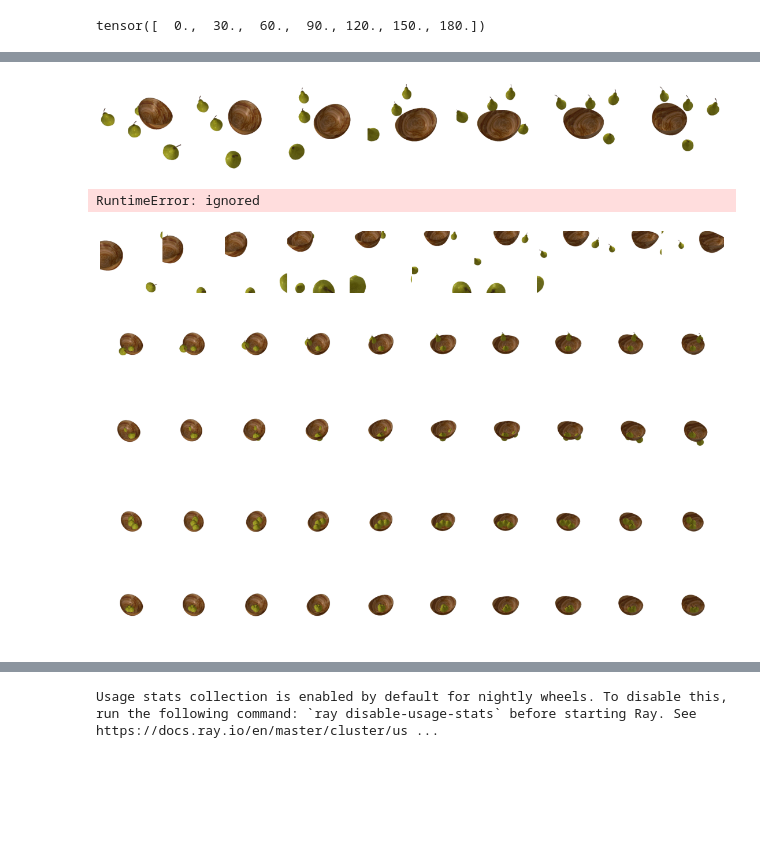
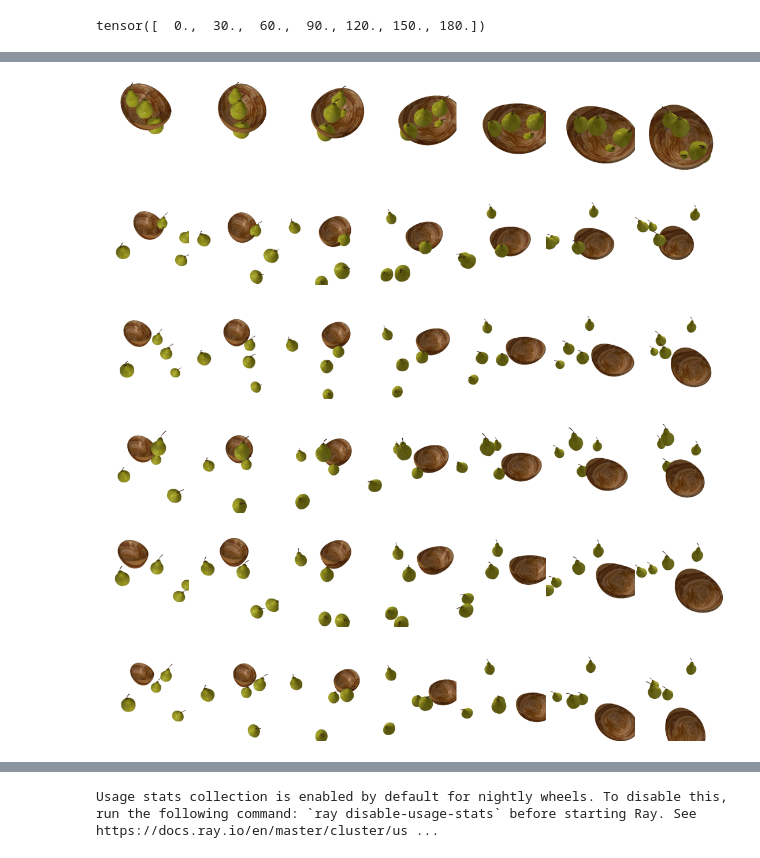
Before and after one commit to rosshalpin/clip-guided-scene-arrangement, a Jupyter notebook: Rllib_MultiAgent.ipynb, the cells around one changed output, grey strips where cells are left out. Cells and saved outputs as stored; diff of their text form; code cells hidden in the pictures; blank space fills up the shorter version.

```diff
--- a/Rllib_MultiAgent.ipynb
+++ b/Rllib_MultiAgent.ipynb
@@ -264,7 +264,7 @@ from scipy.stats import mannwhitneyu
 import itertools
 from torch import tensor
 
-LIMIT_BOX = [[-10,0,-10],[10,10,10]]
+# LIMIT_BOX = [[-10,0,-10],[10,10,10]]
 
 class S2A(gym.Env):
   def __init__(self, obj, discrete,start_pos, camera):
@@ -319,11 +319,11 @@ class S2A(gym.Env):
     if out_of_view:
       rw=-1
       new_pos = self.obj.position
-    else:
-      for i, val in enumerate(new_pos):
-        if val < LIMIT_BOX[0][i] or val > LIMIT_BOX[1][i]:
-          rw = -1
-          new_pos[i] = self.obj.position[i]
+    # else:
+    #   for i, val in enumerate(new_pos):
+    #     if val < LIMIT_BOX[0][i] or val > LIMIT_BOX[1][i]:
+    #       rw = -1
+    #       new_pos[i] = self.obj.position[i]
 
     self.obj.position = new_pos
 
@@ -478,8 +478,8 @@ class BasicMultiAgent(MultiAgentEnv):
     # stat_best, p_best = self.perform_test(norm_sim_matrix, norm_best_sim_matrix)
     # stat_prev, p_prev = self.perform_test(norm_sim_matrix, norm_best_prev_matrix)
 
-    p_best_limit = 0.4
-    p_prev_limit = 0.4
+    p_best_limit = 0.5
+    p_prev_limit = 0.2
 
     stat_best, p_best = self.perform_test(sim_matrix, self.best_sim_matrix)
     stat_prev, p_prev = self.perform_test(sim_matrix, self.prev_sim_matrix)
@@ -492,13 +492,13 @@ class BasicMultiAgent(MultiAgentEnv):
       self.best_sim_matrix = sim_matrix
       self.best_obs = {i: obj.position for i,obj in enumerate(deepcopy(self.input_objs))}
     else:
-      rw += -p_best-1
+      rw += -p_best
 
     if p_prev <= p_prev_limit:
       print("better")
       rw += 1-p_prev
     else:
-      rw += -p_prev-1
+      rw += -p_prev
 
 
     self.prev_sim_matrix = sim_matrix
@@ -565,8 +565,9 @@ class BasicMultiAgent(MultiAgentEnv):
     reward = self.get_reward(score)
 
     if reward < 0:
-      self.reset_biggest_mover(self.input_objs[:self.num])
-      obs = {i: self.input_objs[i].position for i in range(self.num)}
+       self.reset_biggest_mover(self.input_objs)
+
+    obs = {i: self.input_objs[i].position for i in range(self.num)}
 
     for i in range(len(action_dict.items())):
       rew[i] = rew[i] * reward
@@ -583,7 +584,7 @@ cuda.empty_cache()
 from torch import cuda
 cuda.empty_cache()
 
-basic_multi_agent = BasicMultiAgent(discrete=True)
+basic_multi_agent = BasicMultiAgent(discrete=False)
 
 cuda.empty_cache()
 
@@ -594,7 +595,7 @@ obs = basic_multi_agent.reset()
 start_obs = None
 # for i in range(basic_multi_agent.limit):
 all_obs = []
-for i in range(10):
+for i in range(100):
   obs, rew, done, info = basic_multi_agent.step({i: basic_multi_agent.action_space.sample() for i in range(len(basic_multi_agent.agents))})
   if i == 0:
     start_obs = obs
@@ -634,23 +637,23 @@ basic_multi_agent.start_positions
 # %%
 copy_obs = deepcopy(obs)
 
-images, scene = get_scene(basic_multi_agent.input_objs, start_obs)
+images, scene = get_scene(basic_multi_agent.input_objs, basic_multi_agent.best_obs)
 cuda.empty_cache()
 image_grid(images, rows=1, cols=7, rgb=True)
 # %% [output]
-[figure, old version]
+[figure, new version]
 # %%
-for obso in all_obs:
-  images, scene = get_scene(basic_multi_agent.input_objs, obso)
-  cuda.empty_cache()
-  image_grid(images, rows=1, cols=10, rgb=True)
+for i, obso in enumerate(all_obs):
+  if i % 20 == 0:
+    images, scene = get_scene(basic_multi_agent.input_objs, obso)
+    cuda.empty_cache()
+    image_grid(images, rows=1, cols=7, rgb=True)
 # %% [output]
-RuntimeError: ignored
-[figure, old version]
+[figure, new version]
-[figure, old version]
+[figure, new version]
-[figure, old version]
+[figure, new version]
-[figure, old version]
+[figure, new version]
-[figure, old version]
+[figure, new version]
 # %%
 plot_batch_individually(scene)
 # %% [output]
```
Also changed, not shown: parts of 3 cells of this notebook.
